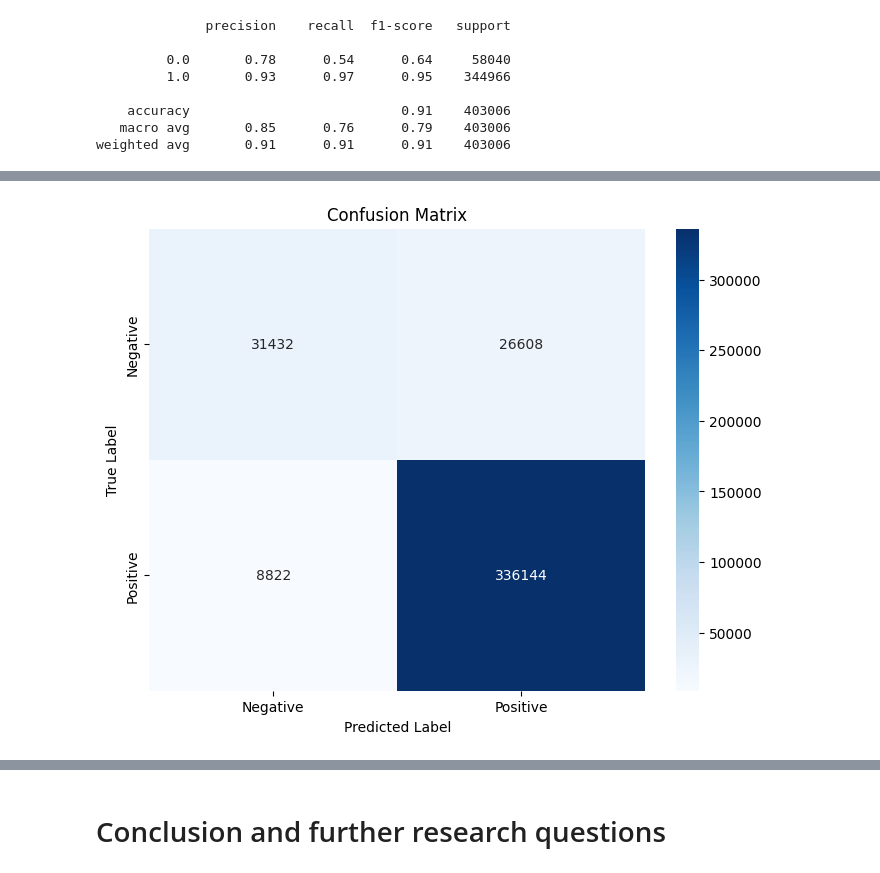
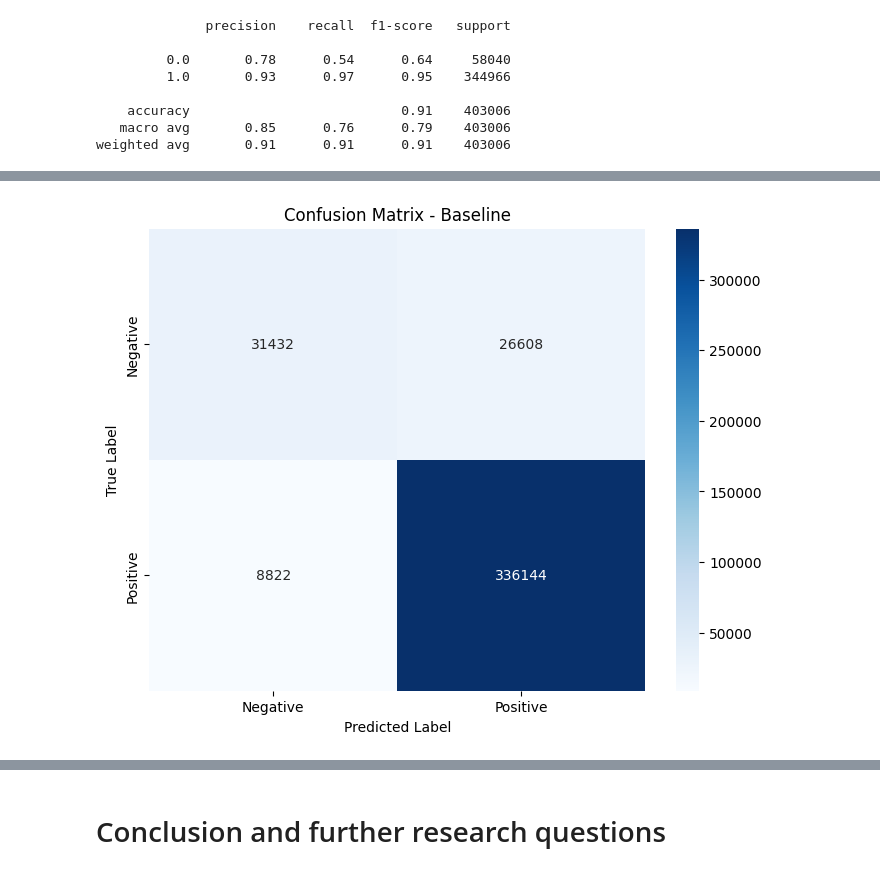
Before and after one commit to indruckbalazs/matmodel, a Jupyter notebook: Sentiment_analysis_of_BoardGameGeek_reviews.ipynb, the cells around one changed output, grey strips where cells are left out. Cells and saved outputs as stored; diff of their text form; code cells hidden in the pictures.

```diff
--- a/Sentiment_analysis_of_BoardGameGeek_reviews.ipynb
+++ b/Sentiment_analysis_of_BoardGameGeek_reviews.ipynb
@@ -871,9 +958,10 @@ weighted avg       0.91      0.91      0.91    403006
 # %%
+# Confusion matrix for the baseline model
 plt.figure(figsize=(8, 6))
 sns.heatmap(confusion_matrix(y_test, y_pred), annot=True, fmt="d", cmap="Blues", xticklabels=['Negative', 'Positive'], yticklabels=['Negative', 'Positive'])
 plt.xlabel('Predicted Label')
 plt.ylabel('True Label')
-plt.title('Confusion Matrix')
+plt.title('Confusion Matrix - Baseline')
 plt.show()
 # %% [output]
-[figure, old version]
+[figure, new version]
```
Also changed, not shown: parts of 21 cells of this notebook.
